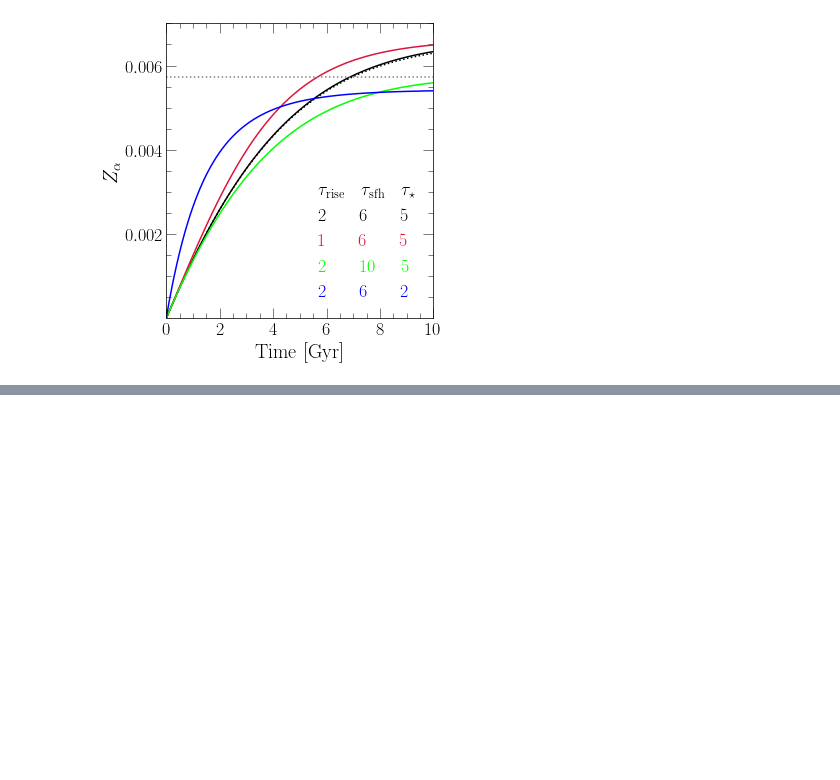
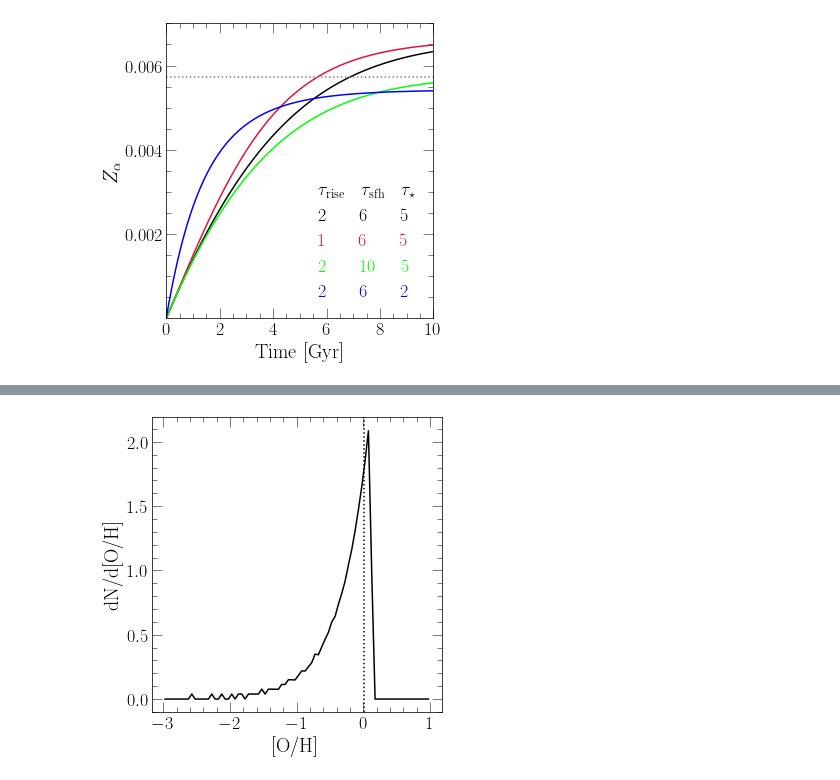
Before and after one commit to giganano/outflows, a Jupyter notebook: notebooks/onezone.ipynb, the cells around one changed output, grey strips where cells are left out. Drawn from its saved outputs; the diff is of its cells as text; code cells hidden in the pictures; blank space fills up the shorter version.

```diff
--- a/notebooks/onezone.ipynb
+++ b/notebooks/onezone.ipynb
@@ -196,16 +187,16 @@ ax.set_ylim([0, 0.007])
 ax.set_xticks(range(0, 11, 2))
 ax.set_yticks([0.002, 0.004, 0.006])
 
-with vice.singlezone(name = "tmp") as sz:
-    sz.func = insideoutsfh()
-    sz.mode = "sfr"
-    sz.elements = ['o']
-    sz.tau_star = 5
-    sz.eta = 2.5
-    sz.recycling = 0.4
-    sz.dt = 0.001
-    out = sz.run(np.linspace(0, 10, 1001), overwrite = True, capture = True)
-    ax.plot(out.history["time"], out.history["z(o)"], c = named_colors()["black"], linestyle = ':')
+# with vice.singlezone(name = "tmp") as sz:
+#     sz.func = insideoutsfh()
+#     sz.mode = "sfr"
+#     sz.elements = ['o']
+#     sz.tau_star = 5
+#     sz.eta = 2.5
+#     sz.recycling = 0.4
+#     sz.dt = 0.001
+#     out = sz.run(np.linspace(0, 10, 1001), overwrite = True, capture = True)
+#     ax.plot(out.history["time"], out.history["z(o)"], c = named_colors()["black"], linestyle = ':')
 
 kwargs = {
     "c": named_colors()["white"],
@@ -213,7 +204,8 @@ kwargs = {
 }
 ax.plot([-1, 0], [-1, 0], **kwargs)
 
-model = analytic_Zalpha()
+# model = analytic_Zalpha()
+model = analytic.Zalpha()
 
 # taurise, tausfh, taustar
 kwargs["c"] = named_colors()["black"]
@@ -354,0 +371,24 @@ plt.show()
+# %%
+fig = plt.figure(figsize = (5, 5))
+ax = fig.add_subplot(111)
+ax.set_xlabel("[O/H]")
+ax.set_ylabel("dN/d[O/H]")
+
+with vice.singlezone(name = "tmp") as sz:
+    sz.mode = "sfr"
+    sz.func = exponential()
+    sz.func.timescale = 2 * sz.tau_star / (1 + sz.eta - 0.4)
+    sz.recycling = 0.4
+    sz.dt = 0.002
+    out = sz.run(np.linspace(0, 2, 1001), overwrite = True, capture = True)
+    centers = [(a + b) / 2 for a, b in zip(out.mdf["bin_edge_left"],
+        out.mdf["bin_edge_right"])]
+    ax.plot(centers, out.mdf["dn/d[o/h]"], c = named_colors()["black"])
+    ax.axvline(vice.yields.ccsne.settings['o'] / (1 + sz.eta - 0.4 -
+        sz.tau_star / sz.func.timescale),
+        linestyle = ':', c = named_colors()["black"])
+
+plt.tight_layout()
+plt.show()
+# %% [output]
+[figure, added]
```
Also changed, not shown: parts of 4 cells of this notebook, 6 other files.
